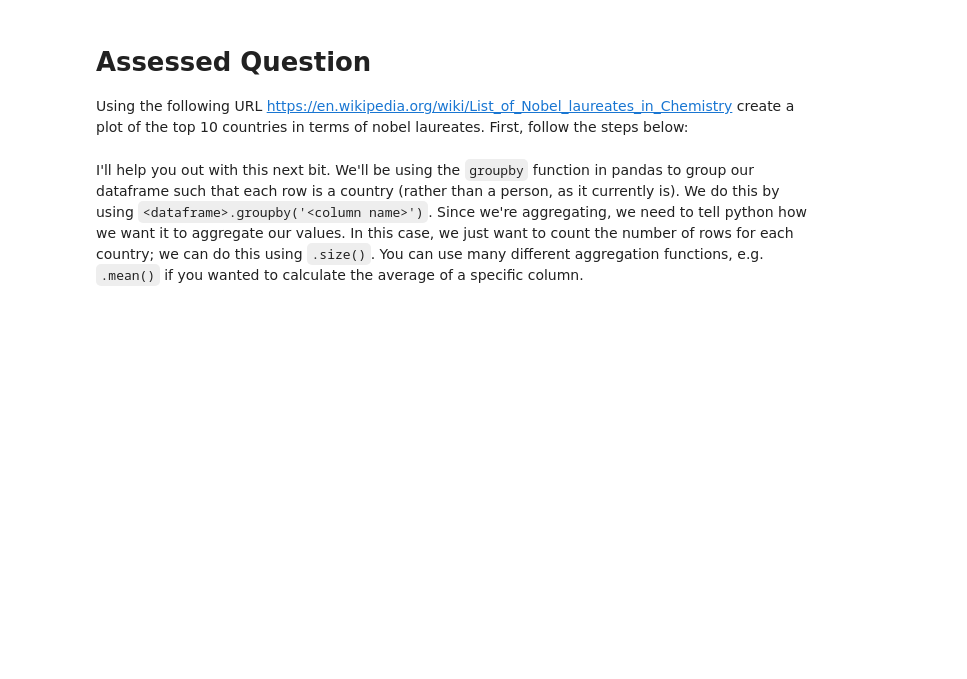
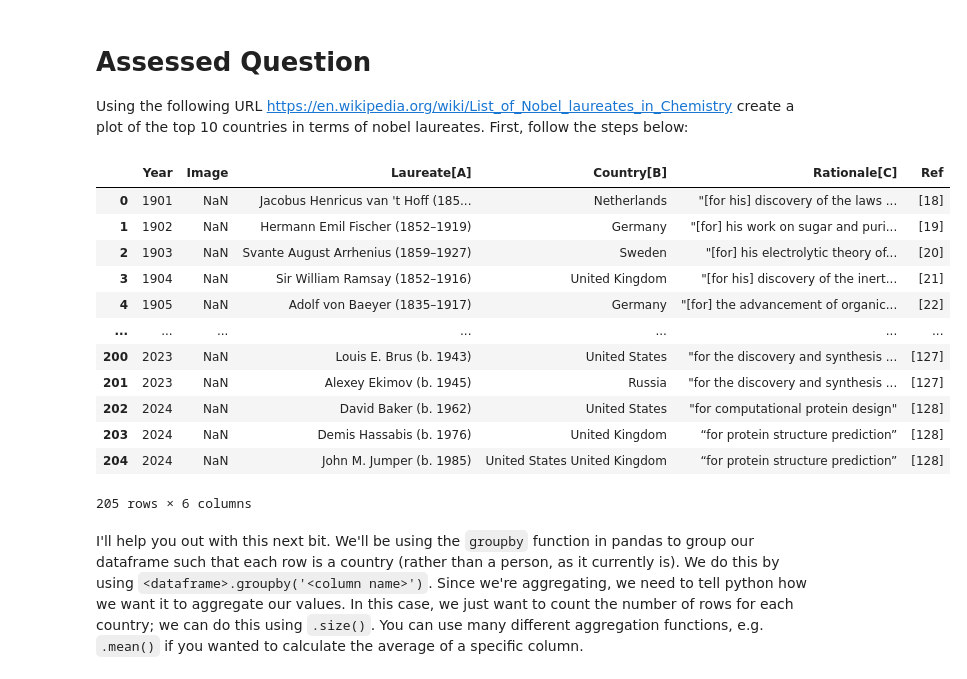
Before and after one commit to yihsun25/QM2, a Jupyter notebook: notebooks/W02. Pandas.ipynb, the cells around one changed output. Drawn from its saved outputs; the diff is of its cells as text; code cells hidden in the pictures; blank space fills up the shorter version.

```diff
--- a/notebooks/W02. Pandas.ipynb
+++ b/notebooks/W02. Pandas.ipynb
@@ -441,6 +501,26 @@ Using the following URL https://en.wikipedia.org/wiki/List_of_Nobel_laureates_in
 # scrape the table of Nobel Laureates in Chemistry using read_html. remember, this gives us a LIST of dataframes! lets call this list chem_tables
 
 # select the first dataframe from this list and call it chem
+# %%
+url_chem='https://en.wikipedia.org/wiki/List_of_Nobel_laureates_in_Chemistry'
+
+chem_tables=pandas.read_html(url_chem)
+chem = chem_tables[0]
+chem
+# %% [output]
+|  | Year | Image | Laureate[A] | Country[B] | Rationale[C] | Ref |
+| 0 | 1901 | NaN | Jacobus Henricus van 't Hoff (185... | Netherlands | "[for his] discovery of the laws ... | [18] |
+| 1 | 1902 | NaN | Hermann Emil Fischer (1852–1919) | Germany | "[for] his work on sugar and puri... | [19] |
+| 2 | 1903 | NaN | Svante August Arrhenius (1859–1927) | Sweden | "[for] his electrolytic theory of... | [20] |
+| 3 | 1904 | NaN | Sir William Ramsay (1852–1916) | United Kingdom | "[for his] discovery of the inert... | [21] |
+| 4 | 1905 | NaN | Adolf von Baeyer (1835–1917) | Germany | "[for] the advancement of organic... | [22] |
+| ... | ... | ... | ... | ... | ... | ... |
+| 200 | 2023 | NaN | Louis E. Brus (b. 1943) | United States | "for the discovery and synthesis ... | [127] |
+| 201 | 2023 | NaN | Alexey Ekimov (b. 1945) | Russia | "for the discovery and synthesis ... | [127] |
+| 202 | 2024 | NaN | David Baker (b. 1962) | United States | "for computational protein design" | [128] |
+| 203 | 2024 | NaN | Demis Hassabis (b. 1976) | United Kingdom | “for protein structure prediction” | [128] |
+| 204 | 2024 | NaN | John M. Jumper (b. 1985) | United States United Kingdom | “for protein structure prediction” | [128] |
+205 rows × 6 columns
 # %% [markdown]
 I'll help you out with this next bit. We'll be using the `groupby` function in pandas to group our dataframe such that each row is a country (rather than a person, as it currently is). We do this by using `<dataframe>.groupby('<column name>')`. Since we're aggregating, we need to tell python how we want it to aggregate our values. In this case, we just want to count the number of rows for each country; we can do this using `.size()`. You can use many different aggregation functions, e.g. `.mean()` if you wanted to calculate the average of a specific column.
 # %%
```
Also changed, not shown: parts of 8 cells of this notebook.
